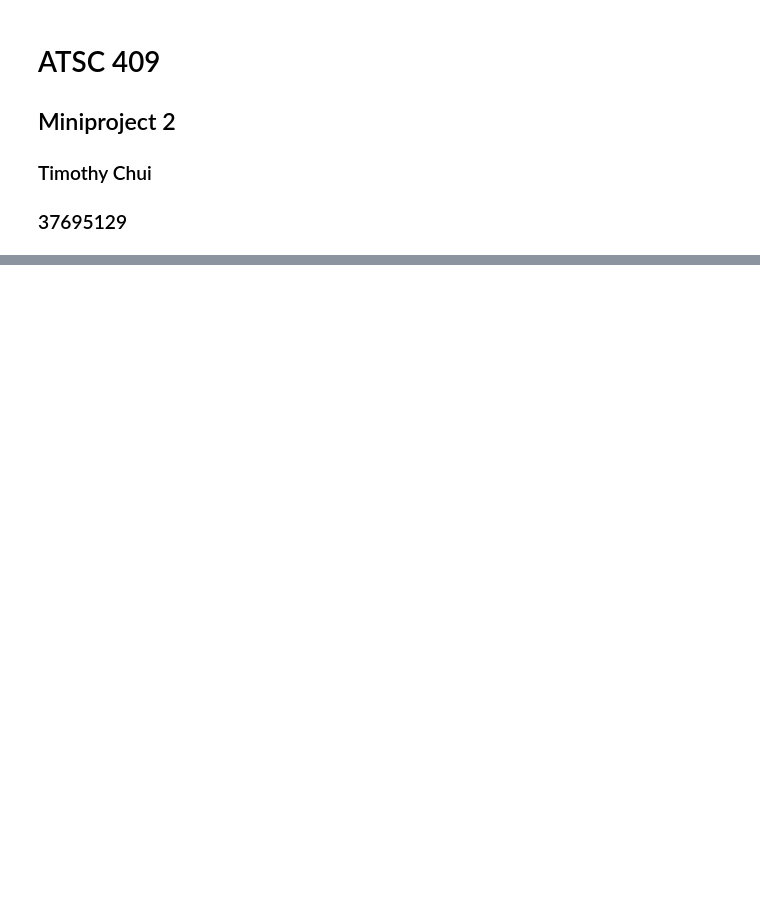
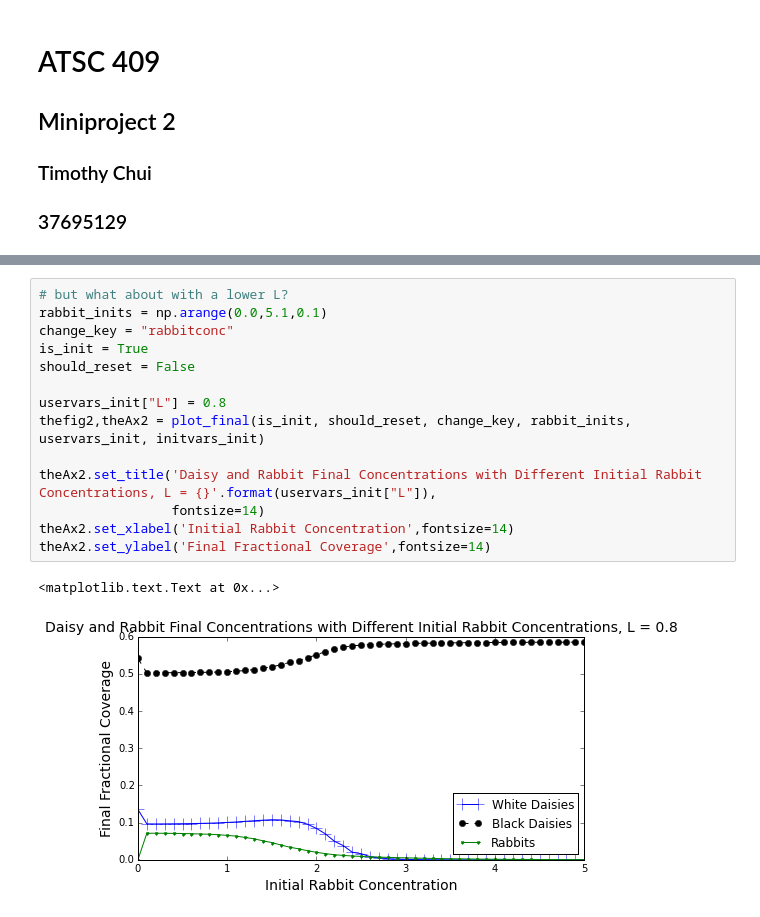
Before and after one commit to tc637/numeric, a Jupyter notebook: lab5/miniproject_2.ipynb, the cells around one changed output, grey strips where cells are left out. Drawn from its saved outputs; the diff is of its cells as text; blank space fills up the shorter version.

```diff
--- a/lab5/miniproject_2.ipynb
+++ b/lab5/miniproject_2.ipynb
@@ -305,0 +364,17 @@ foxes = 0.0
+# %%
+# but what about with a lower L?
+rabbit_inits = np.arange(0.0,5.1,0.1)
+change_key = "rabbitconc"
+is_init = True
+should_reset = False
+
+uservars_init["L"] = 0.8
+thefig2,theAx2 = plot_final(is_init, should_reset, change_key, rabbit_inits, uservars_init, initvars_init)
+
+theAx2.set_title('Daisy and Rabbit Final Concentrations with Different Initial Rabbit Concentrations, L = {}'.format(uservars_init["L"]),
+                 fontsize=14)
+theAx2.set_xlabel('Initial Rabbit Concentration',fontsize=14)
+theAx2.set_ylabel('Final Fractional Coverage',fontsize=14)
+# %% [output]
+<matplotlib.text.Text at 0x...>
+[figure, added]
```
Also changed, not shown: parts of 6 cells of this notebook.
